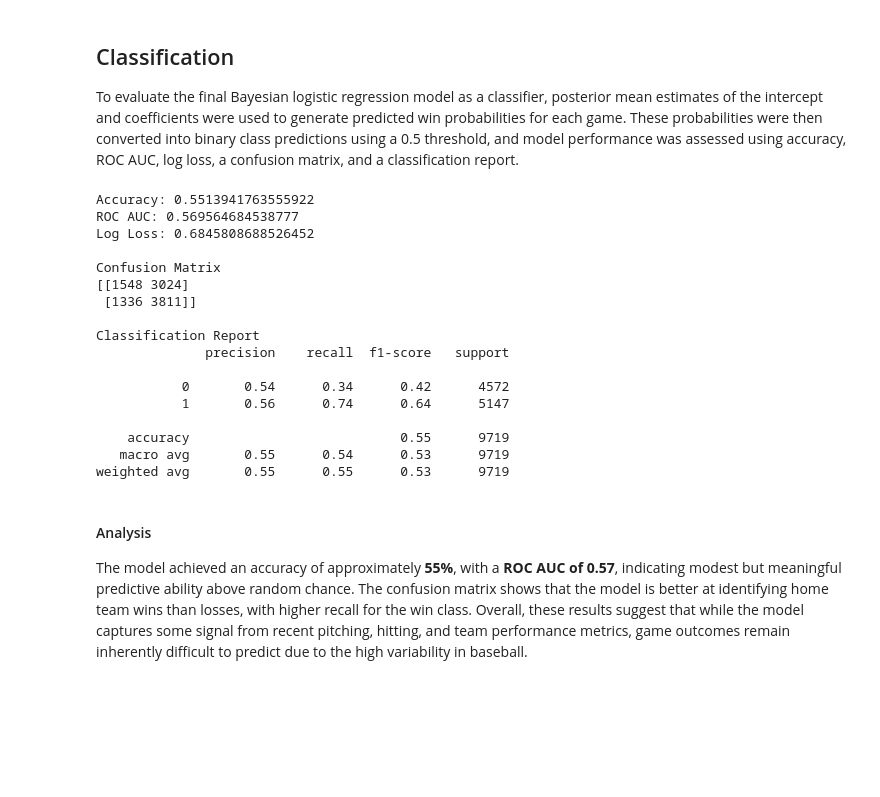
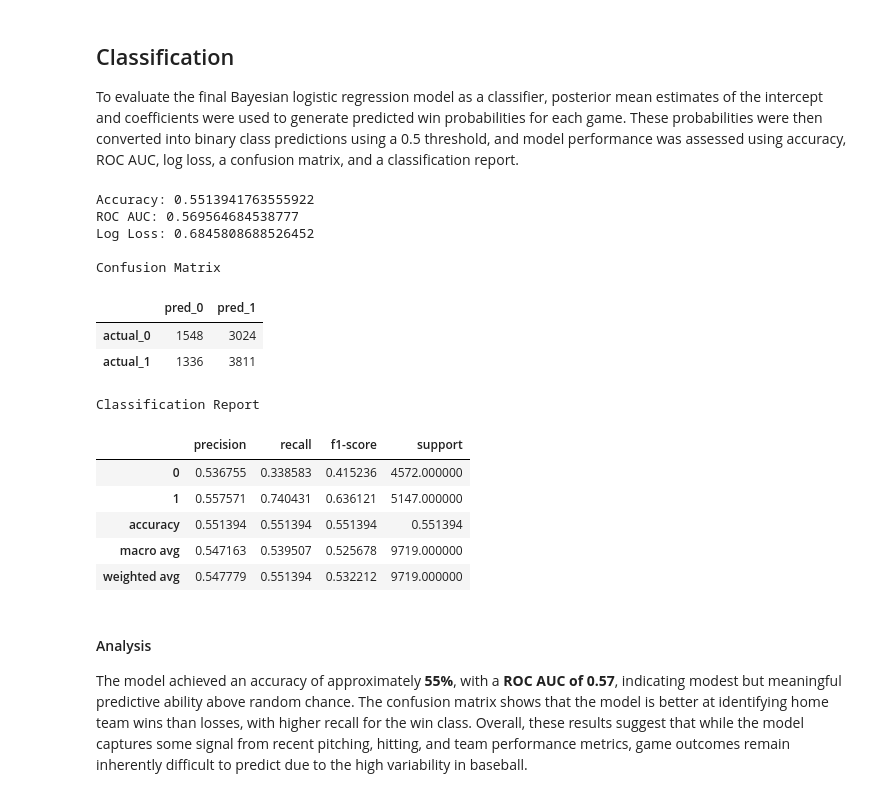
Before and after one commit to Sam-Gartenstein/mlb-win-prediction, a Jupyter notebook: Bayesian Game Outcome Modeling.ipynb, the cells around one changed output. Drawn from its saved outputs; the diff is of its cells as text; code cells hidden in the pictures; blank space fills up the shorter version.

```diff
--- a/Bayesian Game Outcome Modeling.ipynb
+++ b/Bayesian Game Outcome Modeling.ipynb
@@ -299,0 +332,4 @@ Overall, the model comparison suggests that **7-game performance windows capture
+# %%
+best_model_name = loo_df.loc[0, "model"]
+best_cfg = next(c for c in combos if c["name"] == best_model_name)
+best_fit = bayes_results[best_model_name]["fit"]
@@ -422,31 +508,51 @@ logit = intercept + X @ beta
 p = 1 / (1 + np.exp(-logit))
 
 pred = (p > 0.5).astype(int)
-# %%
-print("Accuracy:", accuracy_score(y, pred))
-print("ROC AUC:", roc_auc_score(y, p))
-print("Log Loss:", log_loss(y, p))
-
-print("\nConfusion Matrix")
-print(confusion_matrix(y, pred))
-
-print("\nClassification Report")
-print(classification_report(y, pred))
-# %% [output]
-Accuracy: 0.5513941763555922
-ROC AUC: 0.569564684538777
-Log Loss: 0.6845808688526452
-
-Confusion Matrix
-[[1548 3024]
- [1336 3811]]
-
-Classification Report
-              precision    recall  f1-score   support
-
-           0       0.54      0.34      0.42      4572
-           1       0.56      0.74      0.64      5147
-
-    accuracy                           0.55      9719
-   macro avg       0.55      0.54      0.53      9719
-weighted avg       0.55      0.55      0.53      9719
+# %%
+# Compute metrics
+accuracy = accuracy_score(y, pred)
+roc_auc = roc_auc_score(y, p)
+logloss = log_loss(y, p)
+
+cm = confusion_matrix(y, pred)
+class_report_dict = classification_report(y, pred, output_dict=True)
+class_report_df = pd.DataFrame(class_report_dict).T
+
+metrics_df = pd.DataFrame({
+    "metric": ["accuracy", "roc_auc", "log_loss"],
+    "value": [accuracy, roc_auc, logloss],
+})
+
+cm_df = pd.DataFrame(
+    cm,
+    index=["actual_0", "actual_1"],
+    columns=["pred_0", "pred_1"],
+)
+# %%
+# Display in notebook
+
+print("Accuracy:", accuracy)
+print("ROC AUC:", roc_auc)
+print("Log Loss:", logloss)
+
+print("\nConfusion Matrix")
+display(cm_df)
+
+print("\nClassification Report")
+display(class_report_df)
+# %% [output]
+Accuracy: 0.5513941763555922
+ROC AUC: 0.569564684538777
+Log Loss: 0.6845808688526452
+
+Confusion Matrix
+|  | pred_0 | pred_1 |
+| actual_0 | 1548 | 3024 |
+| actual_1 | 1336 | 3811 |
+Classification Report
+|  | precision | recall | f1-score | support |
+| 0 | 0.536755 | 0.338583 | 0.415236 | 4572.000000 |
+| 1 | 0.557571 | 0.740431 | 0.636121 | 5147.000000 |
+| accuracy | 0.551394 | 0.551394 | 0.551394 | 0.551394 |
+| macro avg | 0.547163 | 0.539507 | 0.525678 | 9719.000000 |
+| weighted avg | 0.547779 | 0.551394 | 0.532212 | 9719.000000 |
```
Also changed, not shown: parts of 12 cells of this notebook.
